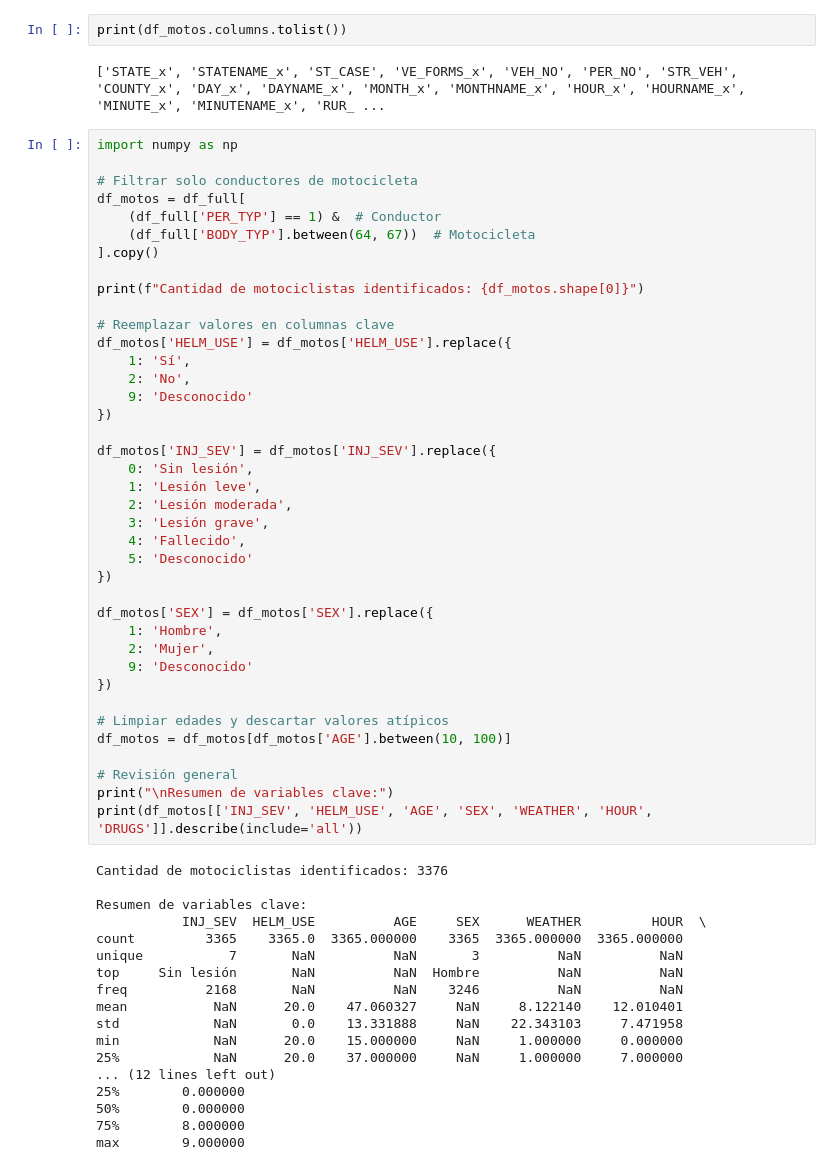
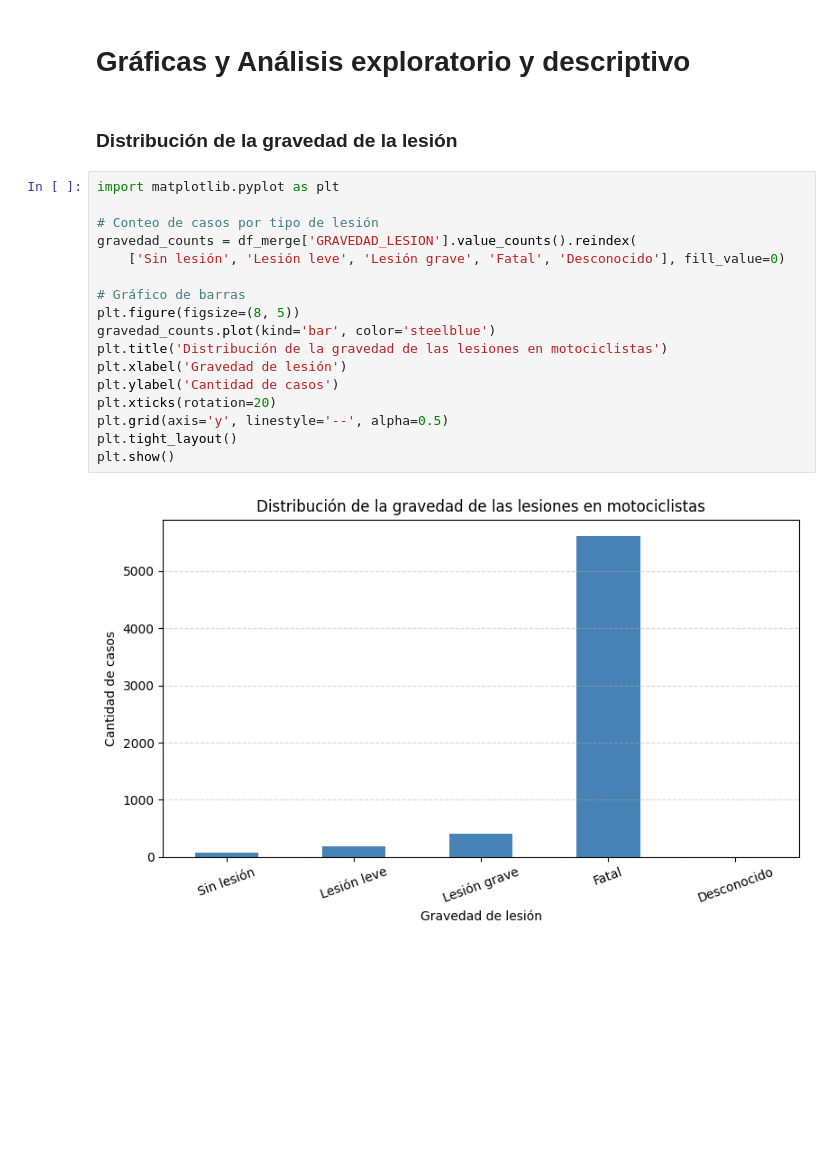
Before and after one commit to GreivinMarin/VIU_Python, a Jupyter notebook: Dataset/Dataset_GreivinMarin.ipynb, the cells around one changed output. Saved outputs shown, nothing was run; the diff lists cells and outputs as text; blank space fills up the shorter version.

Commit message:
Dataset - diagramas, concluciones y PDF

```diff
--- a/Dataset/Dataset_GreivinMarin.ipynb
+++ b/Dataset/Dataset_GreivinMarin.ipynb
@@ -93,61 +137,23 @@ Dataset combinado final: (77790, 405)
-# %%
-print(df_motos.columns.tolist())
-# %% [output]
-['STATE_x', 'STATENAME_x', 'ST_CASE', 'VE_FORMS_x', 'VEH_NO', 'PER_NO', 'STR_VEH', 'COUNTY_x', 'DAY_x', 'DAYNAME_x', 'MONTH_x', 'MONTHNAME_x', 'HOUR_x', 'HOURNAME_x', 'MINUTE_x', 'MINUTENAME_x', 'RUR_ ...
+# %% [markdown]
+# Gráficas y Análisis exploratorio y descriptivo
+# %% [markdown]
+### Distribución de la gravedad de la lesión
 # %%
-import numpy as np
+import matplotlib.pyplot as plt
 
-# Filtrar solo conductores de motocicleta
-df_motos = df_full[
-    (df_full['PER_TYP'] == 1) &  # Conductor
-    (df_full['BODY_TYP'].between(64, 67))  # Motocicleta
-].copy()
+# Conteo de casos por tipo de lesión
+gravedad_counts = df_merge['GRAVEDAD_LESION'].value_counts().reindex(
+    ['Sin lesión', 'Lesión leve', 'Lesión grave', 'Fatal', 'Desconocido'], fill_value=0)
 
-print(f"Cantidad de motociclistas identificados: {df_motos.shape[0]}")
-
-# Reemplazar valores en columnas clave
-df_motos['HELM_USE'] = df_motos['HELM_USE'].replace({
-    1: 'Sí',
-    2: 'No',
-    9: 'Desconocido'
-})
-
-df_motos['INJ_SEV'] = df_motos['INJ_SEV'].replace({
-    0: 'Sin lesión',
-    1: 'Lesión leve',
-    2: 'Lesión moderada',
-    3: 'Lesión grave',
-    4: 'Fallecido',
-    5: 'Desconocido'
-})
-
-df_motos['SEX'] = df_motos['SEX'].replace({
-    1: 'Hombre',
-    2: 'Mujer',
-    9: 'Desconocido'
-})
-
-# Limpiar edades y descartar valores atípicos
-df_motos = df_motos[df_motos['AGE'].between(10, 100)]
-
-# Revisión general
-print("\nResumen de variables clave:")
-print(df_motos[['INJ_SEV', 'HELM_USE', 'AGE', 'SEX', 'WEATHER', 'HOUR', 'DRUGS']].describe(include='all'))
+# Gráfico de barras
+plt.figure(figsize=(8, 5))
+gravedad_counts.plot(kind='bar', color='steelblue')
+plt.title('Distribución de la gravedad de las lesiones en motociclistas')
+plt.xlabel('Gravedad de lesión')
+plt.ylabel('Cantidad de casos')
+plt.xticks(rotation=20)
+plt.grid(axis='y', linestyle='--', alpha=0.5)
+plt.tight_layout()
+plt.show()
 # %% [output]
-Cantidad de motociclistas identificados: 3376
-
-Resumen de variables clave:
-           INJ_SEV  HELM_USE          AGE     SEX      WEATHER         HOUR  \
-count         3365    3365.0  3365.000000    3365  3365.000000  3365.000000
-unique           7       NaN          NaN       3          NaN          NaN
-top     Sin lesión       NaN          NaN  Hombre          NaN          NaN
-freq          2168       NaN          NaN    3246          NaN          NaN
-mean           NaN      20.0    47.060327     NaN     8.122140    12.010401
-std            NaN       0.0    13.331888     NaN    22.343103     7.471958
-min            NaN      20.0    15.000000     NaN     1.000000     0.000000
-25%            NaN      20.0    37.000000     NaN     1.000000     7.000000
-... (12 lines left out)
-25%        0.000000
-50%        0.000000
-75%        8.000000
-max        9.000000
+[figure, added]
```
Also changed, not shown: parts of 22 cells of this notebook, 1 other file.
